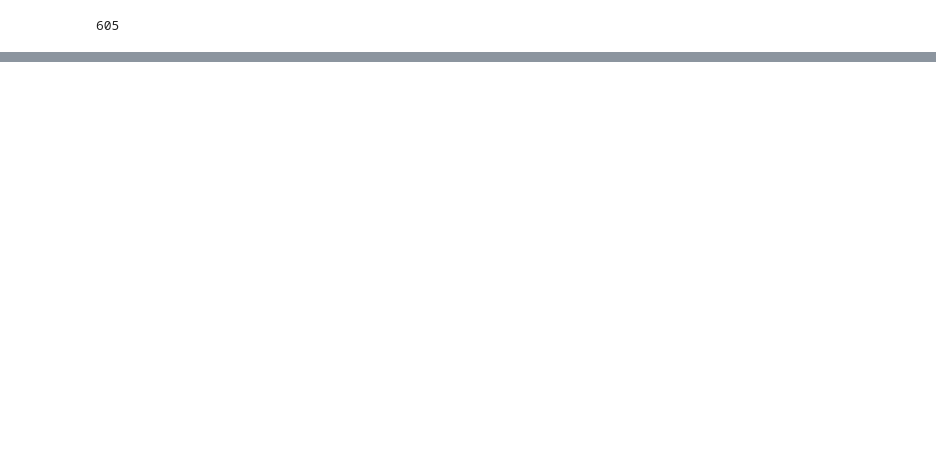
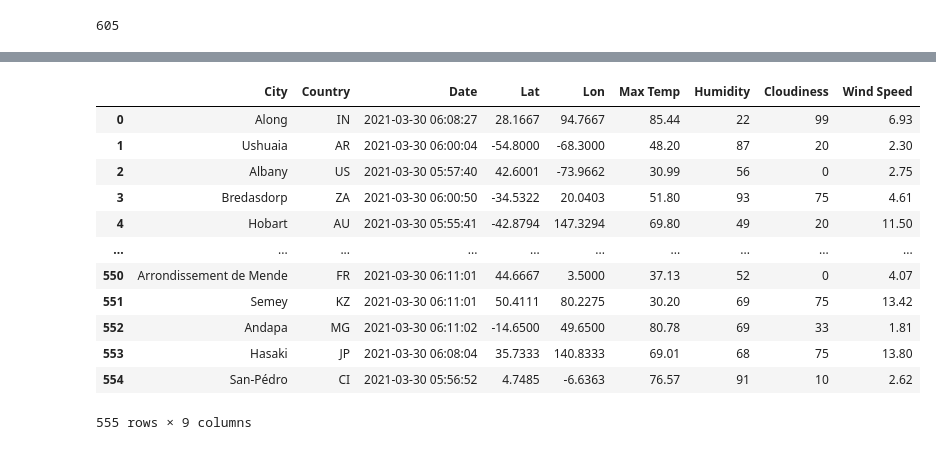
Before and after one commit to yazhcodes/World_Weather_Analysis, a Jupyter notebook: Course Work/WeatherPy.ipynb, the cells around one changed output, grey strips where cells are left out. Saved outputs shown, nothing was run; the diff lists cells and outputs as text; code cells hidden in the pictures; blank space fills up the shorter version.

Commit message:
Data Retrieval Complete

```diff
--- a/Course Work/WeatherPy.ipynb
+++ b/Course Work/WeatherPy.ipynb
@@ -47,2 +48,40 @@ len(cities)
 # %% [output]
 605
+# %%
+city_data = []
+set_num = 1
+
+# Print the beginning of the logging.
+print("-----------------------------")
+print("Beginning Data Retrieval     ")
+print("-----------------------------")
+
+for i in range(0,len(city_list)):
+    if (i%50 == 0 and i>=50):
+        set_num +=1
+        record_num = 1
+    x = city_list[i]
+    url = "http://api.openweathermap.org/data/2.5/weather?units=Imperial&appid=" + weather_api_key + "&q=" + x.replace(" ","+")
+    weather_response = requests.get(url)
+    try:
+        weather_json = weather_response.json()
+        city_data.append({
+                        'City' : weather_json['name'],
+                        'Country' : weather_json['sys']['country'],
+                        'Date' : datetime.utcfromtimestamp(weather_json['dt']).strftime('%Y-%m-%d %H:%M:%S'),
+                        'Lat' : weather_json['coord']['lat'],
+                        'Lon' : weather_json['coord']['lon'],
+                        'Max Temp' : weather_json['main']['temp_max'],
+                        'Humidity' : weather_json['main']['humidity'],
+                        'Cloudiness' : weather_json['clouds']['all'],
+                        'Wind Speed' : weather_json['wind']['speed']
+                        })
+        print(f"Processed record {record_num} of set {set_num} | {x}")
+        record_num += 1
+    except:
+        print(f"{x} not found! Skipping..")
+
+# Indicate that Data Loading is complete.
+print("-----------------------------")
+print("Data Retrieval Complete      ")
+print("-----------------------------")
@@ -48,0 +106,19 @@ len(cities)
+# %%
+weather_df = pd.DataFrame(city_data)
+# %%
+weather_df = weather_df.reset_index().drop(columns = ['index'])
+weather_df
+# %% [output]
+|  | City | Country | Date | Lat | Lon | Max Temp | Humidity | Cloudiness | Wind Speed |
+| 0 | Along | IN | 2021-03-30 06:08:27 | 28.1667 | 94.7667 | 85.44 | 22 | 99 | 6.93 |
+| 1 | Ushuaia | AR | 2021-03-30 06:00:04 | -54.8000 | -68.3000 | 48.20 | 87 | 20 | 2.30 |
+| 2 | Albany | US | 2021-03-30 05:57:40 | 42.6001 | -73.9662 | 30.99 | 56 | 0 | 2.75 |
+| 3 | Bredasdorp | ZA | 2021-03-30 06:00:50 | -34.5322 | 20.0403 | 51.80 | 93 | 75 | 4.61 |
+| 4 | Hobart | AU | 2021-03-30 05:55:41 | -42.8794 | 147.3294 | 69.80 | 49 | 20 | 11.50 |
+| ... | ... | ... | ... | ... | ... | ... | ... | ... | ... |
+| 550 | Arrondissement de Mende | FR | 2021-03-30 06:11:01 | 44.6667 | 3.5000 | 37.13 | 52 | 0 | 4.07 |
+| 551 | Semey | KZ | 2021-03-30 06:11:01 | 50.4111 | 80.2275 | 30.20 | 69 | 75 | 13.42 |
+| 552 | Andapa | MG | 2021-03-30 06:11:02 | -14.6500 | 49.6500 | 80.78 | 69 | 33 | 1.81 |
+| 553 | Hasaki | JP | 2021-03-30 06:08:04 | 35.7333 | 140.8333 | 69.01 | 68 | 75 | 13.80 |
+| 554 | San-Pédro | CI | 2021-03-30 05:56:52 | 4.7485 | -6.6363 | 76.57 | 91 | 10 | 2.62 |
+555 rows × 9 columns
```
Also changed, not shown: parts of 7 cells of this notebook, 2 other files.
